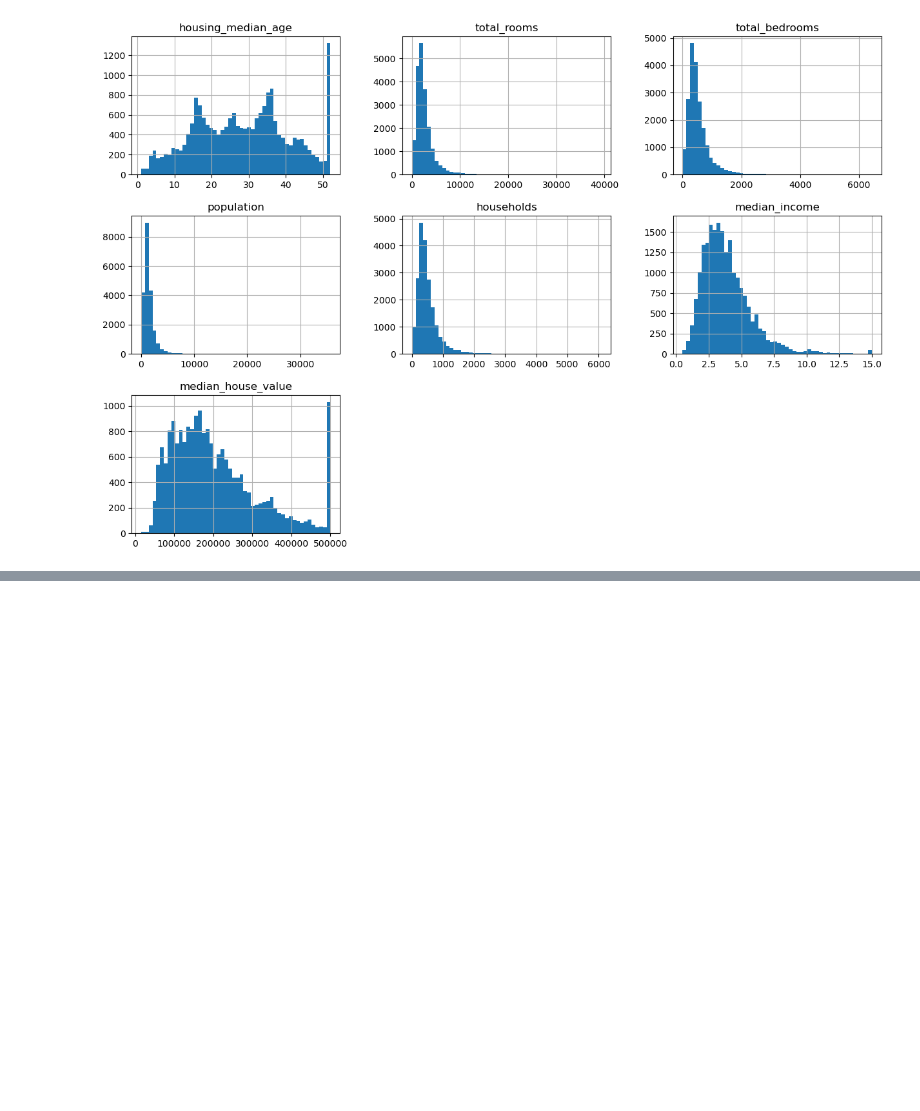
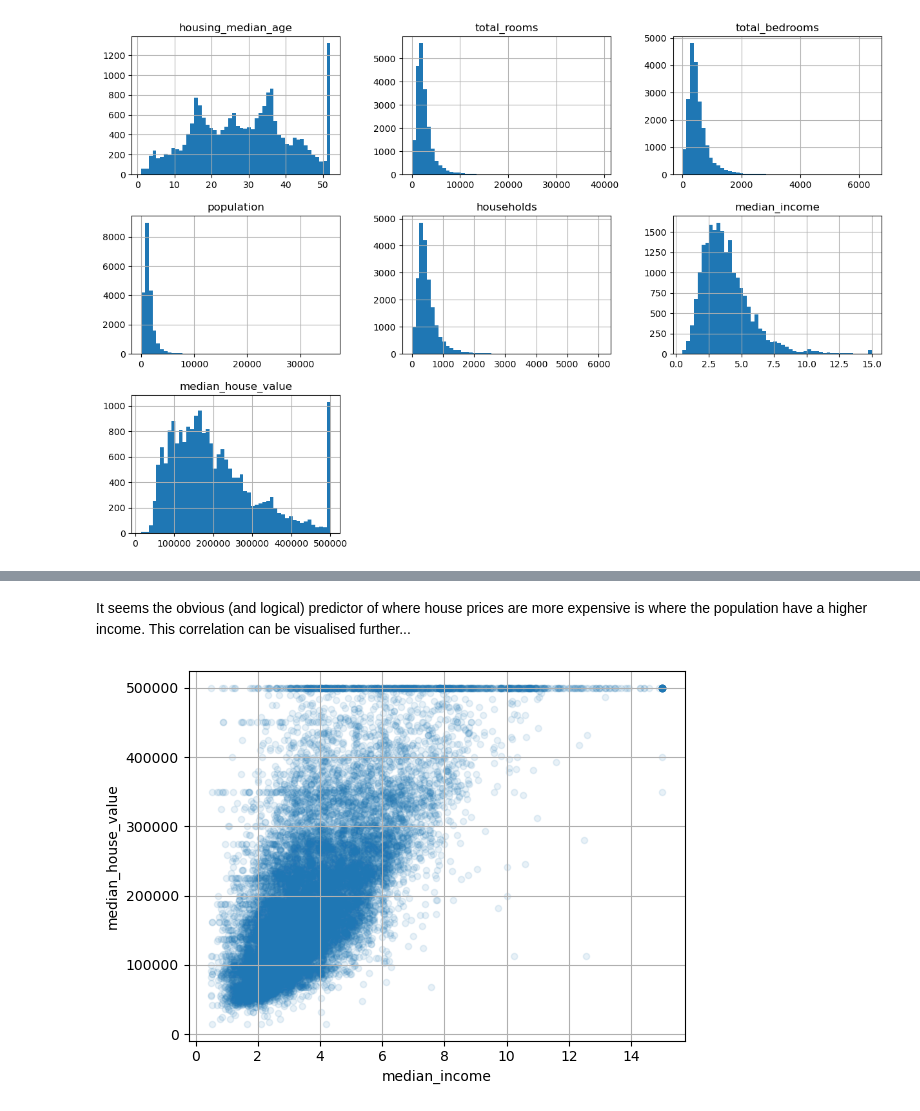
Before and after one commit to PatThompson1306/ml_all, a Jupyter notebook: chapter_two.ipynb, the cells around one changed output, grey strips where cells are left out. Cells and saved outputs as stored; diff of their text form; code cells hidden in the pictures; blank space fills up the shorter version.

```diff
--- a/chapter_two.ipynb
+++ b/chapter_two.ipynb
@@ -141,0 +170,5 @@ Accordingly, to get a non biased sample into our test data, we could consider cr
+# %%
+from sklearn.model_selection import train_test_split
+
+training_data_set, testing_data_set = train_test_split(
+    housing_data, test_size=0.2, stratify=housing_data["income_cat"], random_state=42) #perform stratified sampling using train_test_split
@@ -141,0 +210,3 @@ Accordingly, to get a non biased sample into our test data, we could consider cr
+# %%
+copy_data = training_data_set.copy()
+copy_data.info()
@@ -141,0 +272,11 @@ Accordingly, to get a non biased sample into our test data, we could consider cr
+# %% [markdown]
+It seems the obvious (and logical) predictor of where house prices are more expensive is where the population have a higher income.  This correlation can be visualised further...
+# %%
+copy_data.plot(kind="scatter",
+               x="median_income",
+               y="median_house_value",
+               alpha=0.1,
+               grid=True)
+plt.show()
+# %% [output]
+[figure, added]
```
Also changed, not shown: parts of 21 cells of this notebook.
